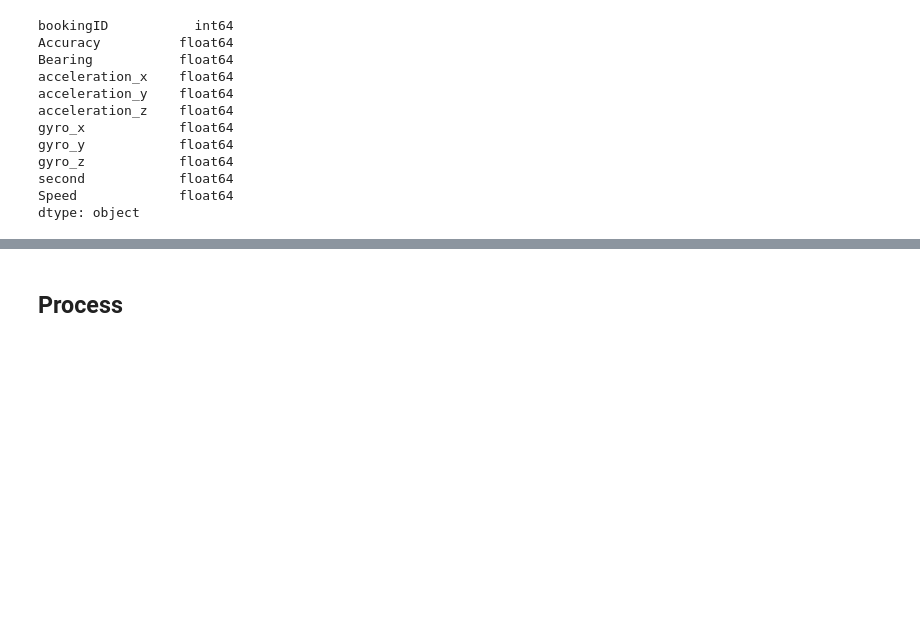
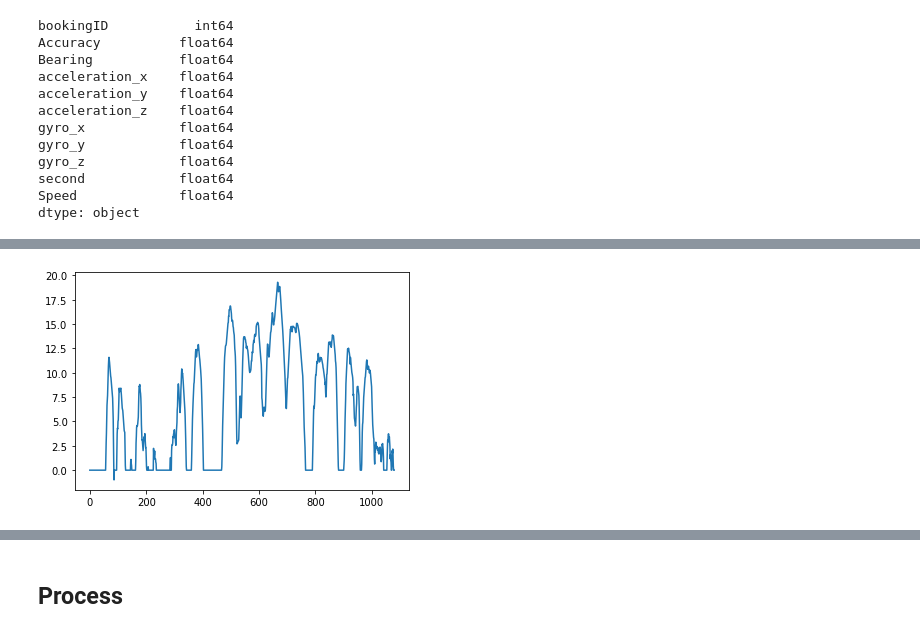
Before and after one commit to lswh/safe-driver-sweet-lover, a Jupyter notebook: SafeDriverSweetLover.ipynb, the cells around one changed output, grey strips where cells are left out. Drawn from its saved outputs; the diff is of its cells as text; code cells hidden in the pictures; blank space fills up the shorter version.

```diff
--- a/SafeDriverSweetLover.ipynb
+++ b/SafeDriverSweetLover.ipynb
@@ -101,0 +118,8 @@ dtype: object
+# %%
+#Speed
+x=singletrip.sort_values('second')['second']
+y=singletrip.sort_values('second')['Speed']
+plt.plot(x,y)
+plt.show()
+# %% [output]
+[figure, added]
```
Also changed, not shown: parts of 8 cells of this notebook.
